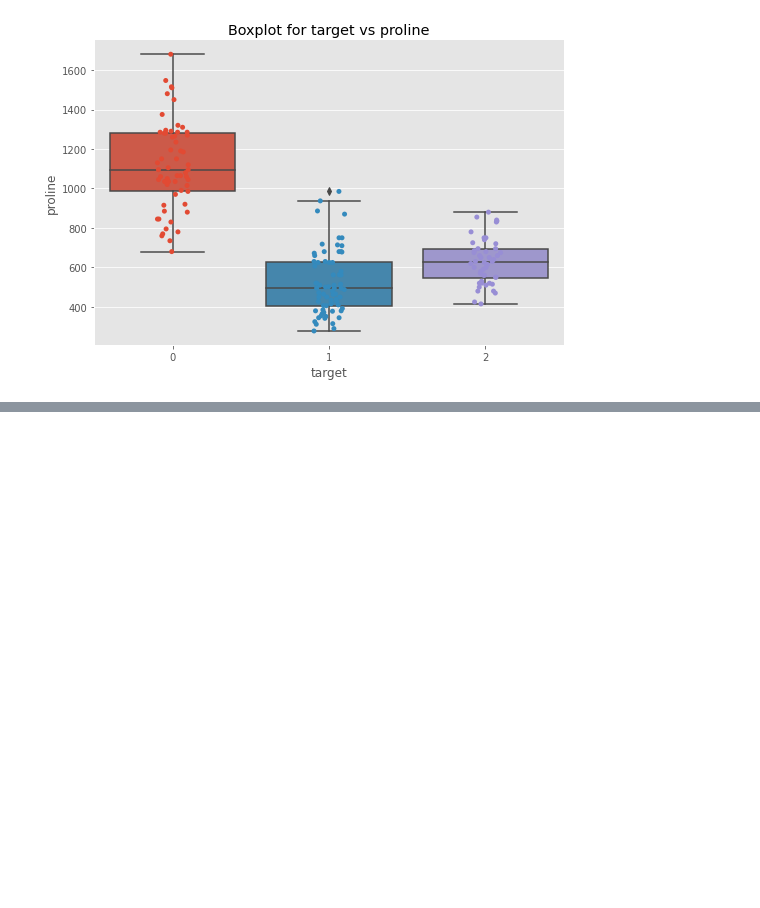
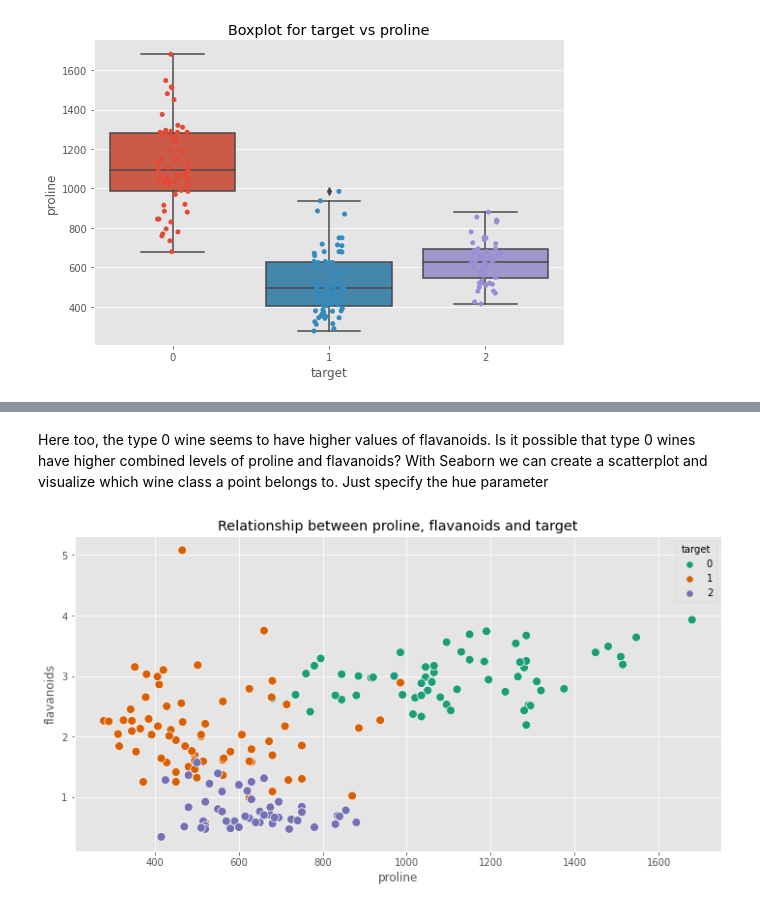
Before and after one commit to hansa31/EDA_Tutorial1, a Jupyter notebook: EPA1.ipynb, the cells around one changed output, grey strips where cells are left out. Saved outputs shown, nothing was run; the diff lists cells and outputs as text; code cells hidden in the pictures; blank space fills up the shorter version.

```diff
--- a/EPA1.ipynb
+++ b/EPA1.ipynb
@@ -169,0 +179,8 @@ plt.show()
+# %% [markdown]
+Here too, the type 0 wine seems to have higher values of flavanoids. Is it possible that type 0 wines have higher combined levels of proline and flavanoids? With Seaborn we can create a scatterplot and visualize which wine class a point belongs to. Just specify the hue parameter
+# %%
+sns.scatterplot(x="proline", y="flavanoids", hue="target", data=df, palette="Dark2",s=80)
+plt.title("Relationship between proline, flavanoids and target")
+plt.show()
+# %% [output]
+[figure, added]
```
Also changed, not shown: parts of 2 cells of this notebook.
